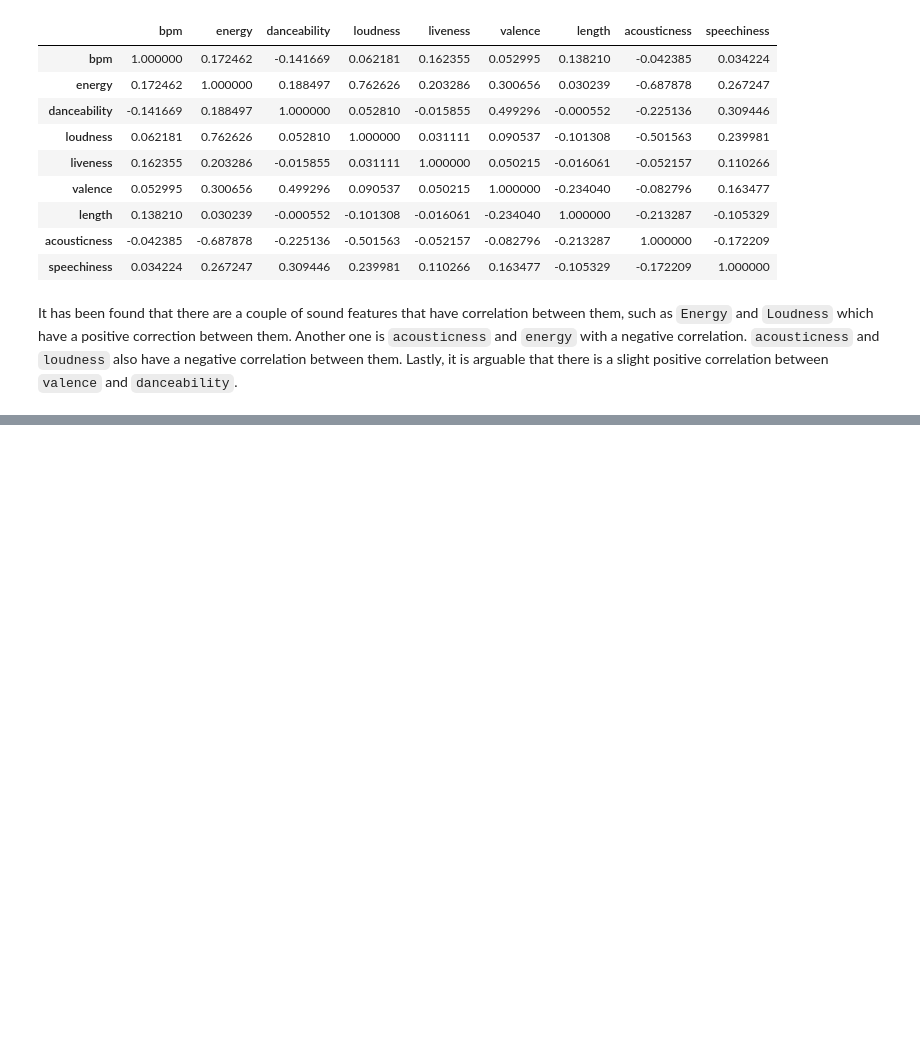
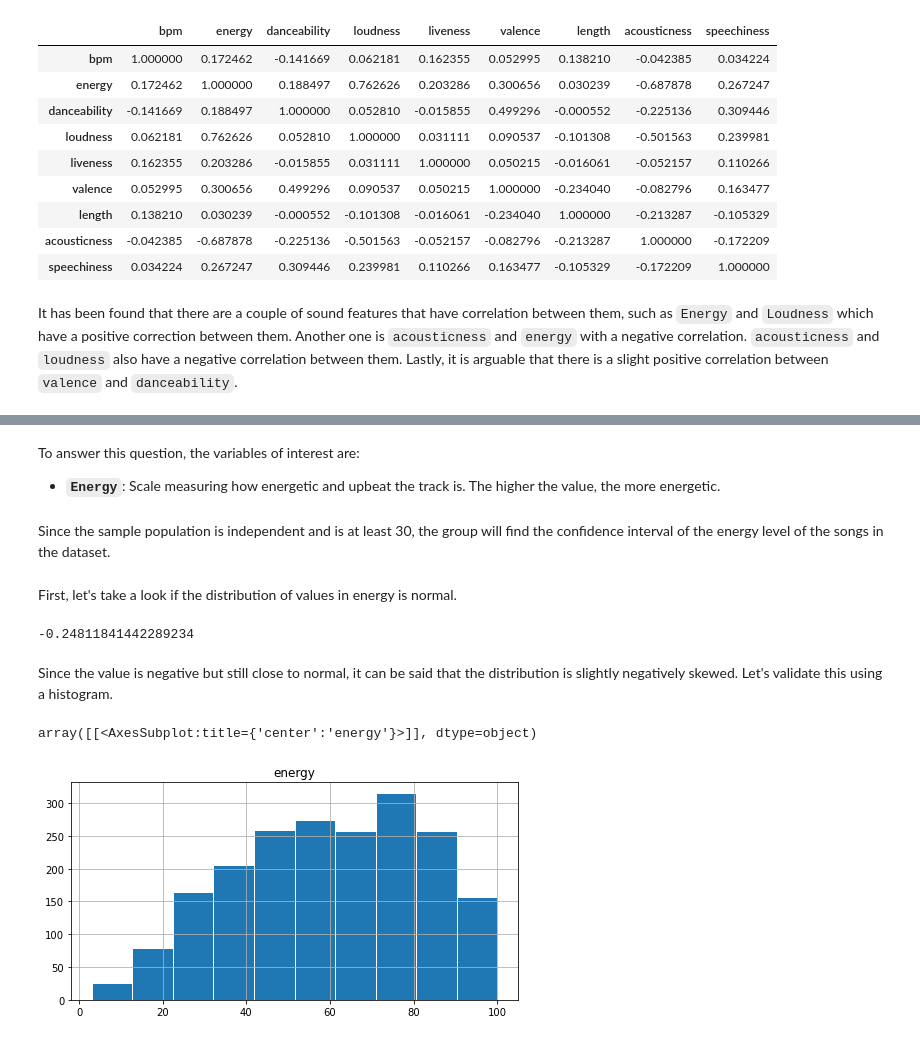
Before and after one commit to JarrettTo/CSMODEL, a Jupyter notebook: Untitled.ipynb, the cells around one changed output, grey strips where cells are left out. Cells and saved outputs as stored; diff of their text form; code cells hidden in the pictures; blank space fills up the shorter version.

```diff
--- a/Untitled.ipynb
+++ b/Untitled.ipynb
@@ -364,0 +368,18 @@ It has been found that there are a couple of sound features that have correlatio
+# %% [markdown]
+To answer this question, the variables of interest are:
+- **`Energy`**: Scale measuring how energetic and upbeat the track is. The higher the value, the more energetic.
+# %% [markdown]
+Since the sample population is independent and is at least 30, the group will find the confidence interval of the energy level of the songs in the dataset.
+# %% [markdown]
+First, let's take a look if the distribution of values in energy is normal.
+# %%
+df['energy'].skew()
+# %% [output]
+-0.24811841442289234
+# %% [markdown]
+Since the value is negative but still close to normal, it can be said that the distribution is slightly negatively skewed. Let's validate this using a histogram.
+# %%
+df.hist('energy', edgecolor='w', figsize=(8,4))
+# %% [output]
+array([[<AxesSubplot:title={'center':'energy'}>]], dtype=object)
+[figure, added]
```
Also changed, not shown: parts of 16 cells of this notebook.
